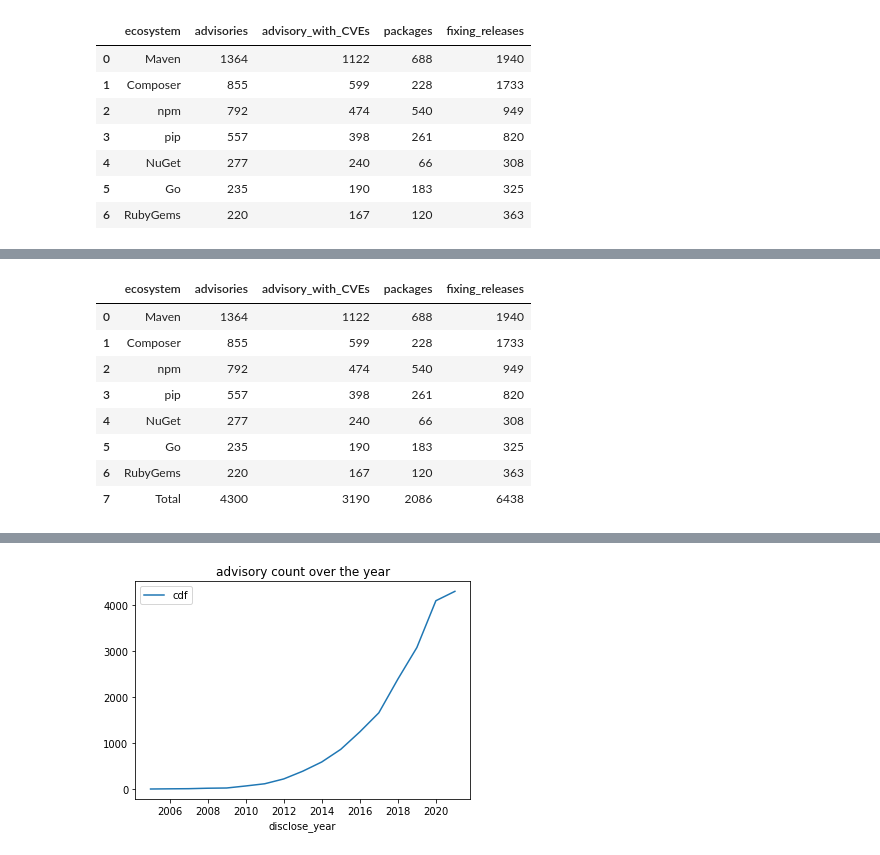
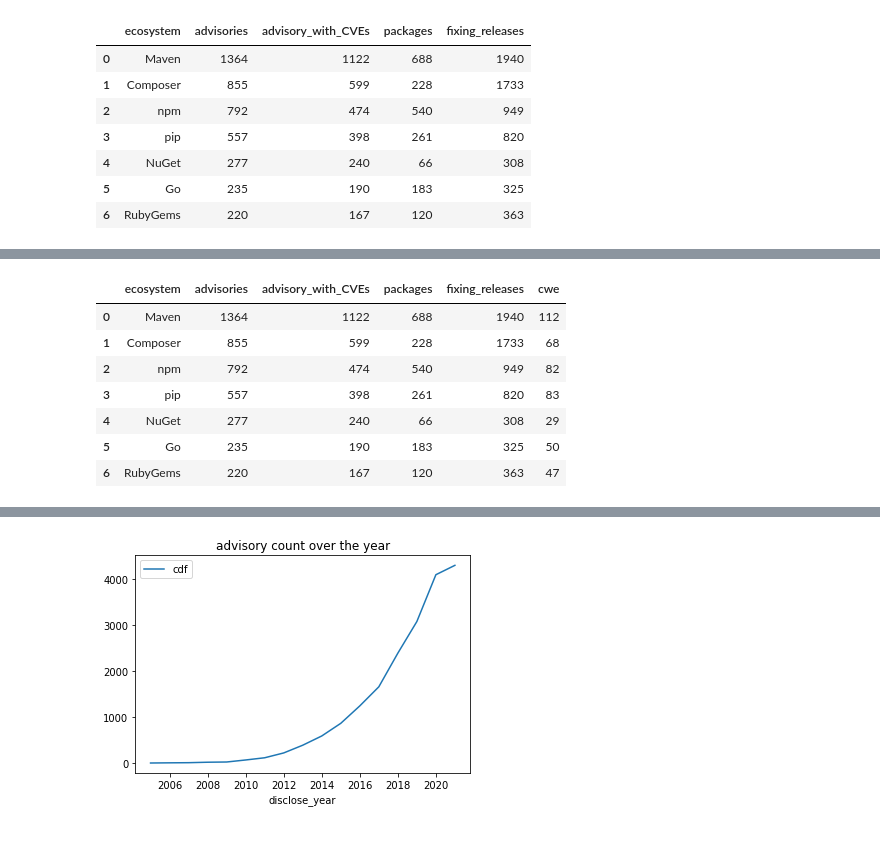
Before and after one commit to nasifimtiazohi/advisory-lifecycle, a Jupyter notebook: data_explore/repo_resolved.ipynb, the cells around one changed output, grey strips where cells are left out. Saved outputs shown, nothing was run; the diff lists cells and outputs as text; code cells hidden in the pictures.

```diff
--- a/data_explore/repo_resolved.ipynb
+++ b/data_explore/repo_resolved.ipynb
@@ -45,0 +67,14 @@ df
+# %%
+q = '''select ecosystem, ac.cwe as cwe
+from advisory a
+join package p on a.package_id = p.id
+join fixing_releases fr on a.id = fr.advisory_id
+join advisoryCWE aC on a.id = aC.advisory_id
+where type != 'Malicious Package'
+and version != 'manual checkup needed'
+and ecosystem != 'cocoapods'
+and repository_url != 'no repository listed';'''
+cwe = pd.DataFrame(sql.execute(q))
+total_cwes = cwe['cwe'].nunique()
+cwe = cwe.groupby('ecosystem')[['cwe']].nunique()
+cwe
@@ -46,13 +91,16 @@ df
+# %%
+df=reduce(lambda x,y : pd.merge(x,y,on='ecosystem'),[df, cwe])
+df.reset_index()
+df
+# %% [output]
+|  | ecosystem | advisories | advisory_with_CVEs | packages | fixing_releases | cwe |
+| 0 | Maven | 1364 | 1122 | 688 | 1940 | 112 |
+| 1 | Composer | 855 | 599 | 228 | 1733 | 68 |
+| 2 | npm | 792 | 474 | 540 | 949 | 82 |
+| 3 | pip | 557 | 398 | 261 | 820 | 83 |
+| 4 | NuGet | 277 | 240 | 66 | 308 | 29 |
+| 5 | Go | 235 | 190 | 183 | 325 | 50 |
+| 6 | RubyGems | 220 | 167 | 120 | 363 | 47 |
 # %%
-df.loc[len(df)]=['Total',df['advisories'].sum(),df['advisory_with_CVEs'].sum(),df['packages'].sum(), df['fixing_releases'].sum()]
-df
+df.loc[len(df)]=['Total',df['advisories'].sum(),df['advisory_with_CVEs'].sum(),df['packages'].sum(), df['fixing_releases'].sum(), total_cwes]
+table = df
-# %% [output]
-|  | ecosystem | advisories | advisory_with_CVEs | packages | fixing_releases |
-| 0 | Maven | 1364 | 1122 | 688 | 1940 |
-| 1 | Composer | 855 | 599 | 228 | 1733 |
-| 2 | npm | 792 | 474 | 540 | 949 |
-| 3 | pip | 557 | 398 | 261 | 820 |
-| 4 | NuGet | 277 | 240 | 66 | 308 |
-| 5 | Go | 235 | 190 | 183 | 325 |
-| 6 | RubyGems | 220 | 167 | 120 | 363 |
-| 7 | Total | 4300 | 3190 | 2086 | 6438 |
```
Also changed, not shown: parts of 7 cells of this notebook, 1 other file.
